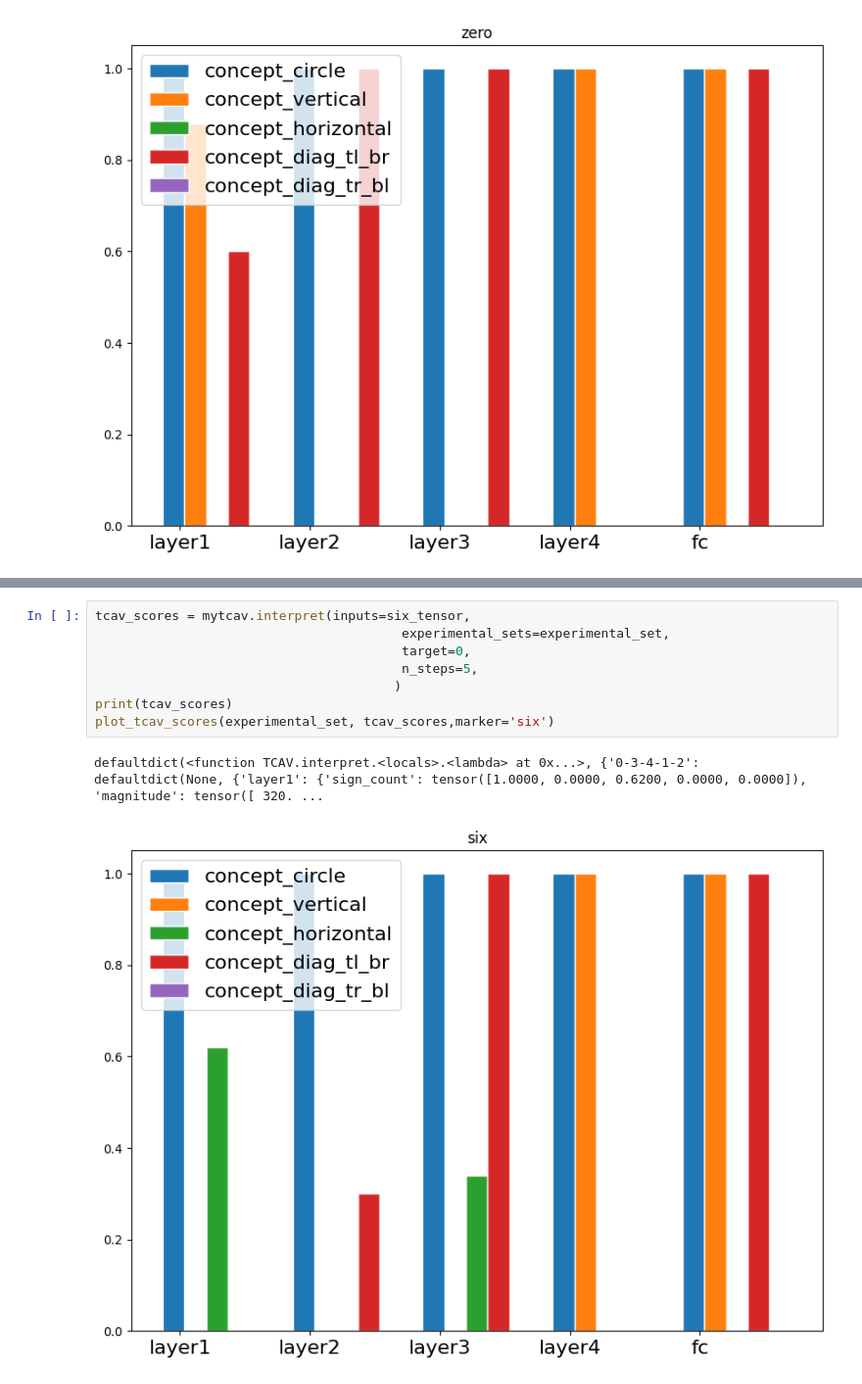
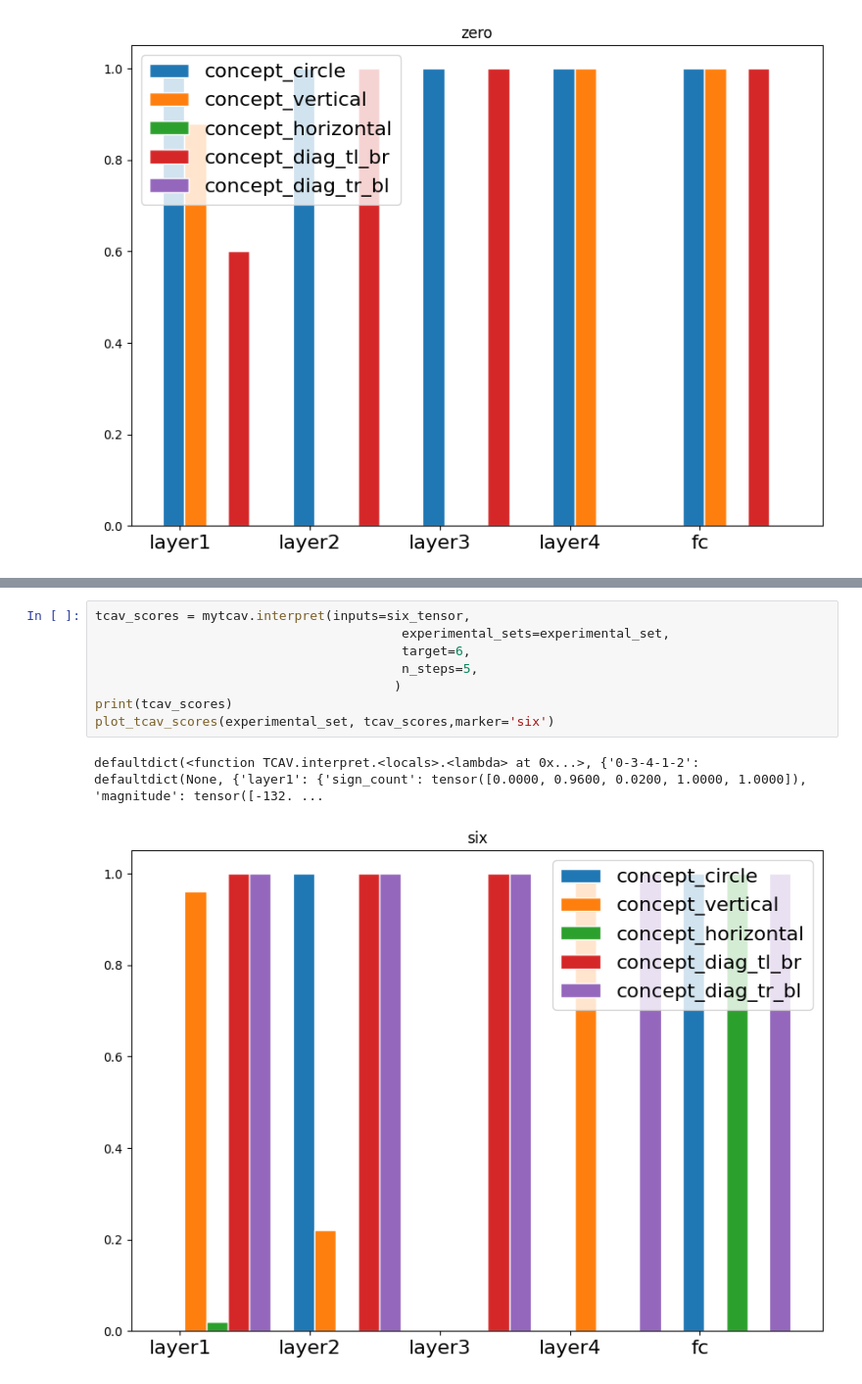
Before and after one commit to LbzSteven/EEC289_TCAV, a Jupyter notebook: TCAV_minst.ipynb, the cells around one changed output, grey strips where cells are left out. Shown at 98% size. Drawn from its saved outputs; the diff is of its cells as text.

```diff
--- a/TCAV_minst.ipynb
+++ b/TCAV_minst.ipynb
@@ -649,14 +660,14 @@ defaultdict(<function TCAV.interpret.<locals>.<lambda> at 0x...>, {'0-3-4-1-2':
 # %%
 tcav_scores = mytcav.interpret(inputs=six_tensor,
                                         experimental_sets=experimental_set,
-                                        target=0,
+                                        target=6,
                                         n_steps=5,
                                        )
 print(tcav_scores)
 plot_tcav_scores(experimental_set, tcav_scores,marker='six')
 # %% [output]
-defaultdict(<function TCAV.interpret.<locals>.<lambda> at 0x...>, {'0-3-4-1-2': defaultdict(None, {'layer1': {'sign_count': tensor([1.0000, 0.0000, 0.6200, 0.0000, 0.0000]), 'magnitude': tensor([ 320. ...
+defaultdict(<function TCAV.interpret.<locals>.<lambda> at 0x...>, {'0-3-4-1-2': defaultdict(None, {'layer1': {'sign_count': tensor([0.0000, 0.9600, 0.0200, 1.0000, 1.0000]), 'magnitude': tensor([-132. ...
-[figure, old version]
+[figure, new version]
 # %%
 tcav_scores = mytcav.interpret(inputs=seven_tensor,
                                         experimental_sets=experimental_set,
```
Also changed, not shown: parts of 17 cells of this notebook, 9 other files.
